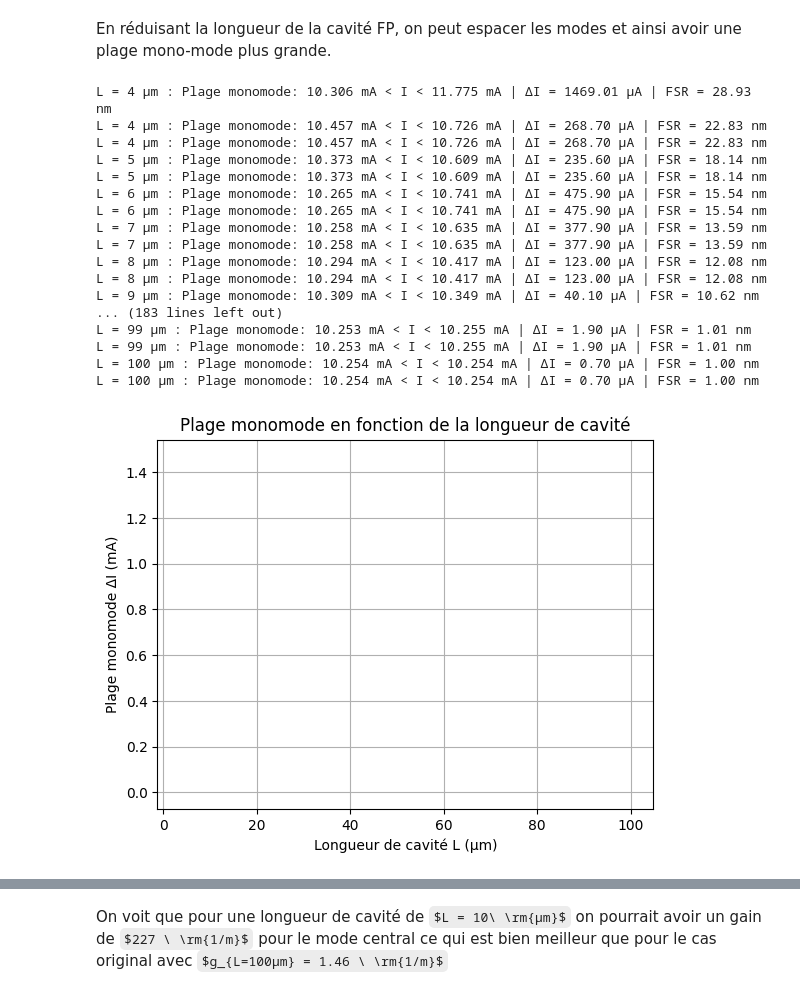
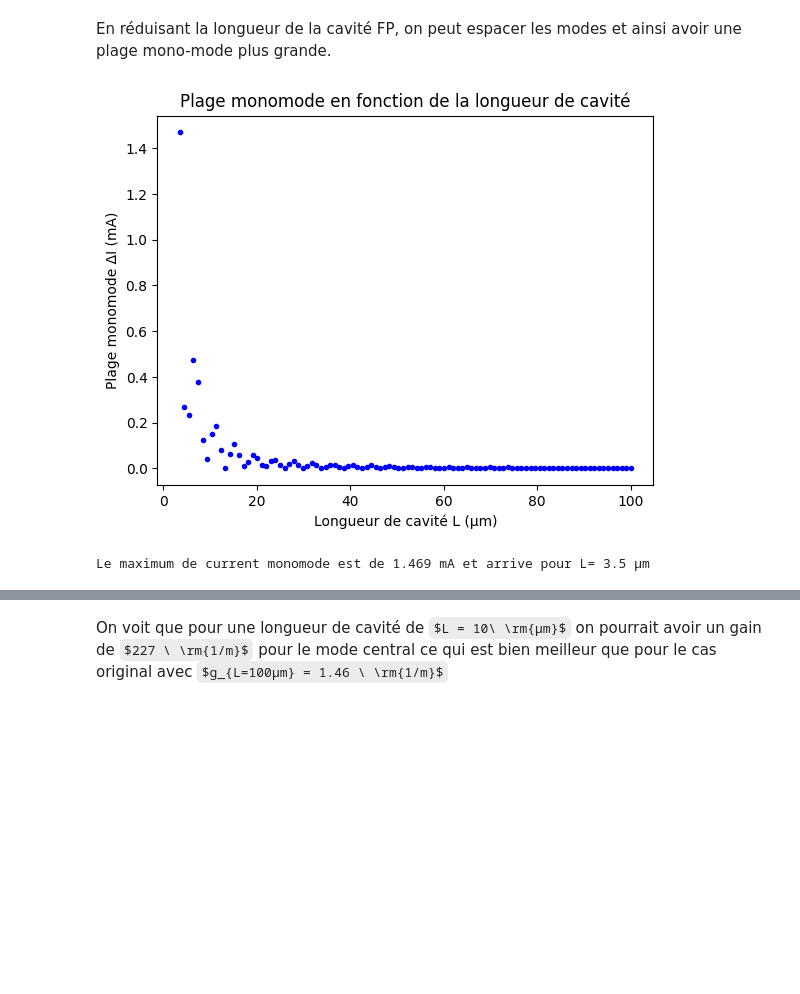
Before and after one commit to Belouse/GPH-University-Laval-Course, a Jupyter notebook: Ulaval Session 7 Automne 2025/Optoélectronique/Devoir 3/Devoir_3_opto_2025_ÉB.ipynb, the cells around one changed output, grey strips where cells are left out. Cells and saved outputs as stored; diff of their text form; code cells hidden in the pictures; some formulas as TeX source; blank space fills up the shorter version.

```diff
--- a/Ulaval Session 7 Automne 2025/Optoélectronique/Devoir 3/Devoir_3_opto_2025_ÉB.ipynb
+++ b/Ulaval Session 7 Automne 2025/Optoélectronique/Devoir 3/Devoir_3_opto_2025_ÉB.ipynb
@@ -687,56 +685,41 @@ Largeur de la plage monomode: ΔI = 700.01 nA
 # %% [markdown]
 En réduisant la longueur de la cavité FP, on peut espacer les modes et ainsi avoir une plage mono-mode plus grande.
 # %%
-L_test = [100,  50, 10, 5, 3.378]  # en µm
+L_test = [100,  50, 10, 5, 3.5]  # en µm
 L_test = [L_val*1e-6 for L_val in L_test]  # Convertir en m
 L_test = np.linspace(3.5e-6, 100e-6, 100)  # Générer des longueurs de cavité de 3 µm à 100 µm
 
-
+current_monomode_list = []
 # Boucle unique pour traiter chaque longueur de cavité
 for L_cavity in L_test:
     m_central = calculate_m_central(λ_0, n_g, L_cavity)
     λ_central = (2 * n_g * L_cavity) / m_central
     FSR = calculate_FSR(λ_central, L_cavity, n_g)
     λ_centraux = [ (2 * n_g * L_cavity) / (m_central - 1),  (2 * n_g * L_cavity) / m_central, (2 * n_g * L_cavity) / (m_central + 1)]
 
     I_th_centraux = []
     for i, λ in enumerate(λ_centraux):
         I_th = find_threshold_current(λ, g_0, λ_0, Δλ, I_tr, Γ, α)
         I_th_centraux.append(I_th)
 
 
     I_th_central = I_th_centraux[1]
     I_th_adjacent_min = min(I_th_centraux[0], I_th_centraux[2])
 
     current_monomode = np.abs(I_th_adjacent_min - I_th_central)
-
-    print(f"L = {L_cavity*1e6:.0f} µm : Plage monomode: {I_th_central*1e3:.3f} mA < I < {I_th_adjacent_min*1e3:.3f} mA | ΔI = {current_monomode*1e6:.2f} μA | FSR = {FSR*1e9:.2f} nm")
+    current_monomode_list.append(current_monomode)
+    #print(f"L = {L_cavity*1e6:.0f} µm : Plage monomode: {I_th_central*1e3:.3f} mA < I < {I_th_adjacent_min*1e3:.3f} mA | ΔI = {current_monomode*1e6:.2f} μA | FSR = {FSR*1e9:.2f} nm")
     # the monomode current range can be stored in a list for plotting
-    plt.show()
-    plt.plot(L_cavity*1e6, current_monomode*1e3)
+    plt.plot(L_cavity*1e6, current_monomode*1e3, 'b.')
 plt.xlabel("Longueur de cavité L (µm)")
 plt.ylabel("Plage monomode ΔI (mA)")
 plt.title("Plage monomode en fonction de la longueur de cavité")
 plt.show()
+
+print(f"Le maximum de current monomode est de {max(current_monomode_list)*1e3:.3f} mA et arrive pour L= {L_test[np.argmax(current_monomode_list)]*1e6} µm")
 # %% [output]
+[figure, new version]
-L = 4 µm : Plage monomode: 10.306 mA < I < 11.775 mA | ΔI = 1469.01 μA | FSR = 28.93 nm
-L = 4 µm : Plage monomode: 10.457 mA < I < 10.726 mA | ΔI = 268.70 μA | FSR = 22.83 nm
-L = 4 µm : Plage monomode: 10.457 mA < I < 10.726 mA | ΔI = 268.70 μA | FSR = 22.83 nm
-L = 5 µm : Plage monomode: 10.373 mA < I < 10.609 mA | ΔI = 235.60 μA | FSR = 18.14 nm
-L = 5 µm : Plage monomode: 10.373 mA < I < 10.609 mA | ΔI = 235.60 μA | FSR = 18.14 nm
-L = 6 µm : Plage monomode: 10.265 mA < I < 10.741 mA | ΔI = 475.90 μA | FSR = 15.54 nm
-L = 6 µm : Plage monomode: 10.265 mA < I < 10.741 mA | ΔI = 475.90 μA | FSR = 15.54 nm
-L = 7 µm : Plage monomode: 10.258 mA < I < 10.635 mA | ΔI = 377.90 μA | FSR = 13.59 nm
-L = 7 µm : Plage monomode: 10.258 mA < I < 10.635 mA | ΔI = 377.90 μA | FSR = 13.59 nm
-L = 8 µm : Plage monomode: 10.294 mA < I < 10.417 mA | ΔI = 123.00 μA | FSR = 12.08 nm
-L = 8 µm : Plage monomode: 10.294 mA < I < 10.417 mA | ΔI = 123.00 μA | FSR = 12.08 nm
-L = 9 µm : Plage monomode: 10.309 mA < I < 10.349 mA | ΔI = 40.10 μA | FSR = 10.62 nm
-... (183 lines left out)
-L = 99 µm : Plage monomode: 10.253 mA < I < 10.255 mA | ΔI = 1.90 μA | FSR = 1.01 nm
-L = 99 µm : Plage monomode: 10.253 mA < I < 10.255 mA | ΔI = 1.90 μA | FSR = 1.01 nm
-L = 100 µm : Plage monomode: 10.254 mA < I < 10.254 mA | ΔI = 0.70 μA | FSR = 1.00 nm
-L = 100 µm : Plage monomode: 10.254 mA < I < 10.254 mA | ΔI = 0.70 μA | FSR = 1.00 nm
+Le maximum de current monomode est de 1.469 mA et arrive pour L= 3.5 µm
-[figure, old version]
 # %%
 L_test = [100, 50, 15, 10, 5, 3.378]  # en µm
 L_test_meters = [L_val*1e-6 for L_val in L_test]  # Convertir en m
```
Also changed, not shown: parts of 8 cells of this notebook.
